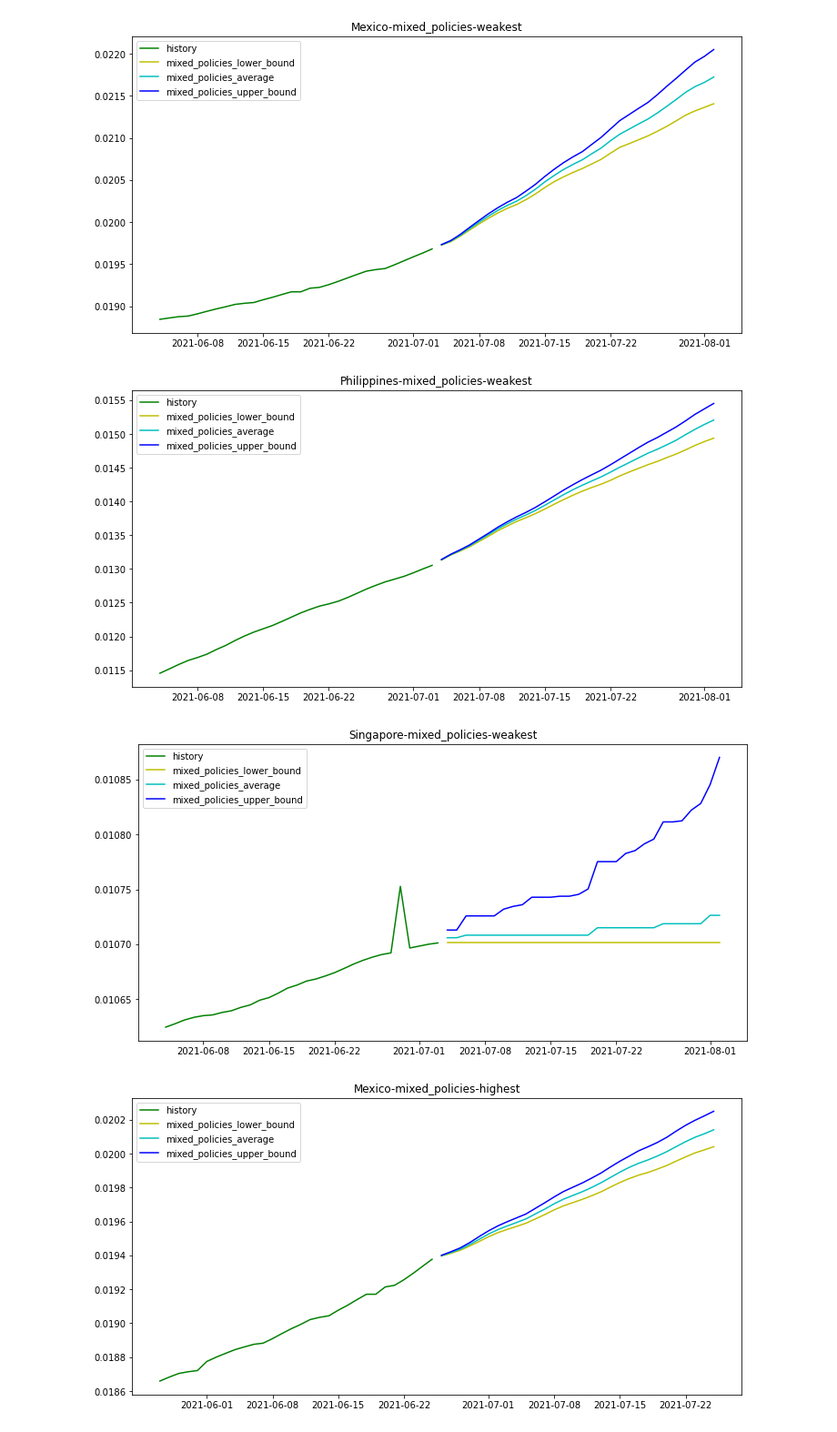
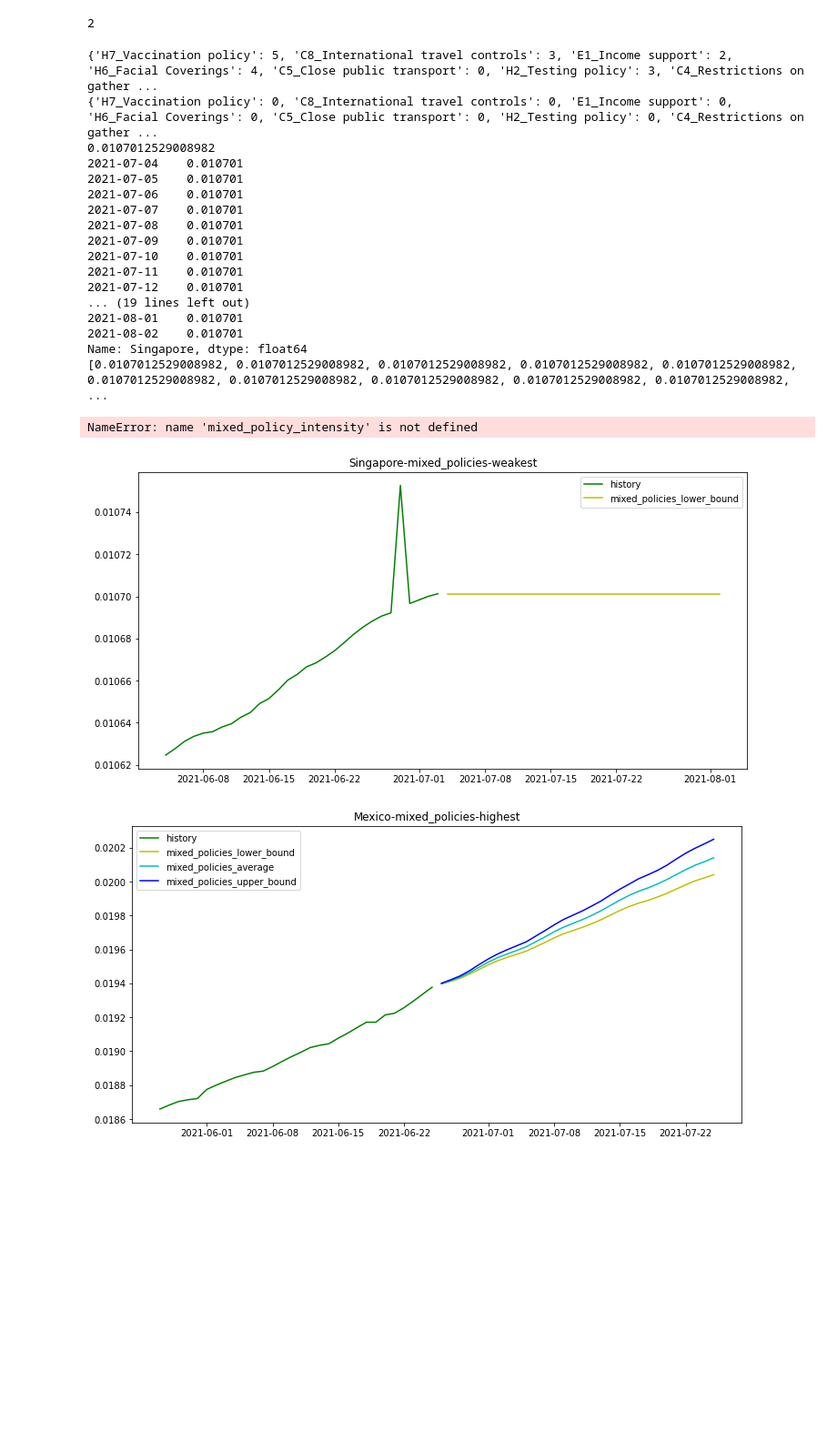
Before and after one commit to Mrzhouqifei/SUSTAIN, a Jupyter notebook: test.ipynb, the cells around one changed output. Shown: that part at 91% size. Drawn from its saved outputs; the diff is of its cells as text; code cells hidden in the pictures; blank space fills up the shorter version.

```diff
--- a/test.ipynb
+++ b/test.ipynb
@@ -128,6 +128,10 @@ def mixed_policies_forecast(business_policy_intensity, mixed_policy_intensity,
     :param business_contagion_series: list, the "business as usual" contagion series of a specific country.
     :return: mixed_policies_contagion_series
     """
+    print(business_policy_intensity)
+    print(mixed_policy_intensity)
+    print(newest_real_contagion)
+    print(business_contagion_series)
     policy_alphas = {   # intensity increase 1 unit, the contagion delta will multiply alpha
         'H7_Vaccination policy': 0.976,
         'C8_International travel controls': 0.979,
@@ -145,7 +149,7 @@ def mixed_policies_forecast(business_policy_intensity, mixed_policy_intensity,
         'C3_Cancel public events': 0.995,
         'H1_Public information campaigns': 0.996,
         'C1_School closing': 0.998
-    }
+    } # look up dictionary
 
     delta_y = []
     pre_y = newest_real_contagion
@@ -153,7 +157,8 @@ def mixed_policies_forecast(business_policy_intensity, mixed_policy_intensity,
         delta_y.append(y - pre_y)
         pre_y = y
 
-    policy_names = list(business_policy_intensity.keys())
+    policy_names = list(business_policy_intensity.keys()) #['policy1', 'policy2']
+
     for policy in policy_names:
         alpha = policy_alphas[policy]
         intensity_change = mixed_policy_intensity[policy] - business_policy_intensity[policy]
@@ -164,40 +169,66 @@ def mixed_policies_forecast(business_policy_intensity, mixed_policy_intensity,
             delta_cg = alpha ** intensity_change
         delta_y = [delta_cg * x for x in delta_y]
 
+
     mixed_policy_series = []
     pre_y = newest_real_contagion
     for item in delta_y:
         y = pre_y + item
         mixed_policy_series.append(y)
         pre_y = y
+    print(mixed_policy_series)
     return mixed_policy_series
+# %%
+import math
+math.ceil(1.1)
+# %% [output]
+2
 # %%
-for country in ['Mexico', 'Philippines', 'Singapore']:
+for country in ['Singapore']: # 'Mexico', 'Philippines',
     histroy = pd.read_csv('output/covid_forecast/contagion/history.csv', index_col=0)[country]
     lower = pd.read_csv('output/covid_forecast/contagion/prediction_lower.csv', index_col=0)[country]
     median = pd.read_csv('output/covid_forecast/contagion/prediction_median.csv', index_col=0)[country]
     upper = pd.read_csv('output/covid_forecast/contagion/prediction_upper.csv', index_col=0)[country]
 
     newest_real_contagion = histroy.iloc[-1]
 
     min_mixed_policy_contagion_series = mixed_policies_forecast(business_policy_intensity[country], weakest_mixed_policy_intensity,
                             newest_real_contagion, lower)
-    medium_mixed_policy_contagion_series = mixed_policies_forecast(business_policy_intensity[country], weakest_mixed_policy_intensity,
-                            newest_real_contagion, median)
-    max_mixed_policy_contagion_series = mixed_policies_forecast(business_policy_intensity[country], weakest_mixed_policy_intensity,
-                            newest_real_contagion, upper)
+#     medium_mixed_policy_contagion_series = mixed_policies_forecast(business_policy_intensity[country], weakest_mixed_policy_intensity,
+#                             newest_real_contagion, median)
+#     max_mixed_policy_contagion_series = mixed_policies_forecast(business_policy_intensity[country], weakest_mixed_policy_intensity,
+#                             newest_real_contagion, upper)
     business_contagion_series = median
     plt.figure(figsize=(12,6))
     plt.plot(pd.to_datetime(histroy.index)[-30:], histroy.values[-30:], color='g', label='history')
     plt.plot(pd.to_datetime(business_contagion_series.index), min_mixed_policy_contagion_series, color='y', label='mixed_policies_lower_bound')
-    plt.plot(pd.to_datetime(business_contagion_series.index), medium_mixed_policy_contagion_series, color='c', label='mixed_policies_average')
-    plt.plot(pd.to_datetime(business_contagion_series.index), max_mixed_policy_contagion_series, color='b', label='mixed_policies_upper_bound')
+#     plt.plot(pd.to_datetime(business_contagion_series.index), medium_mixed_policy_contagion_series, color='c', label='mixed_policies_average')
+#     plt.plot(pd.to_datetime(business_contagion_series.index), max_mixed_policy_contagion_series, color='b', label='mixed_policies_upper_bound')
     plt.title(country + '-mixed_policies-' + 'weakest')
     plt.legend()
+
+business_policy_intensity, mixed_policy_intensity,
+newest_real_contagion, business_contagion_series
 # %% [output]
+{'H7_Vaccination policy': 5, 'C8_International travel controls': 3, 'E1_Income support': 2, 'H6_Facial Coverings': 4, 'C5_Close public transport': 0, 'H2_Testing policy': 3, 'C4_Restrictions on gather ...
+{'H7_Vaccination policy': 0, 'C8_International travel controls': 0, 'E1_Income support': 0, 'H6_Facial Coverings': 0, 'C5_Close public transport': 0, 'H2_Testing policy': 0, 'C4_Restrictions on gather ...
+0.0107012529008982
+2021-07-04    0.010701
+2021-07-05    0.010701
+2021-07-06    0.010701
+2021-07-07    0.010701
+2021-07-08    0.010701
+2021-07-09    0.010701
+2021-07-10    0.010701
+2021-07-11    0.010701
+2021-07-12    0.010701
+... (19 lines left out)
+2021-08-01    0.010701
+2021-08-02    0.010701
+Name: Singapore, dtype: float64
+[0.0107012529008982, 0.0107012529008982, 0.0107012529008982, 0.0107012529008982, 0.0107012529008982, 0.0107012529008982, 0.0107012529008982, 0.0107012529008982, 0.0107012529008982, 0.0107012529008982, ...
+NameError: name 'mixed_policy_intensity' is not defined
-[figure, old version]
+[figure, new version]
-[figure, removed]
-[figure, removed]
 # %%
 for country in ['Mexico', 'Philippines', 'Singapore']:
     histroy = pd.read_csv('output/covid_forecast/contagion/history.csv', index_col=0)[country]
```
Also changed, not shown: 1 other file.
